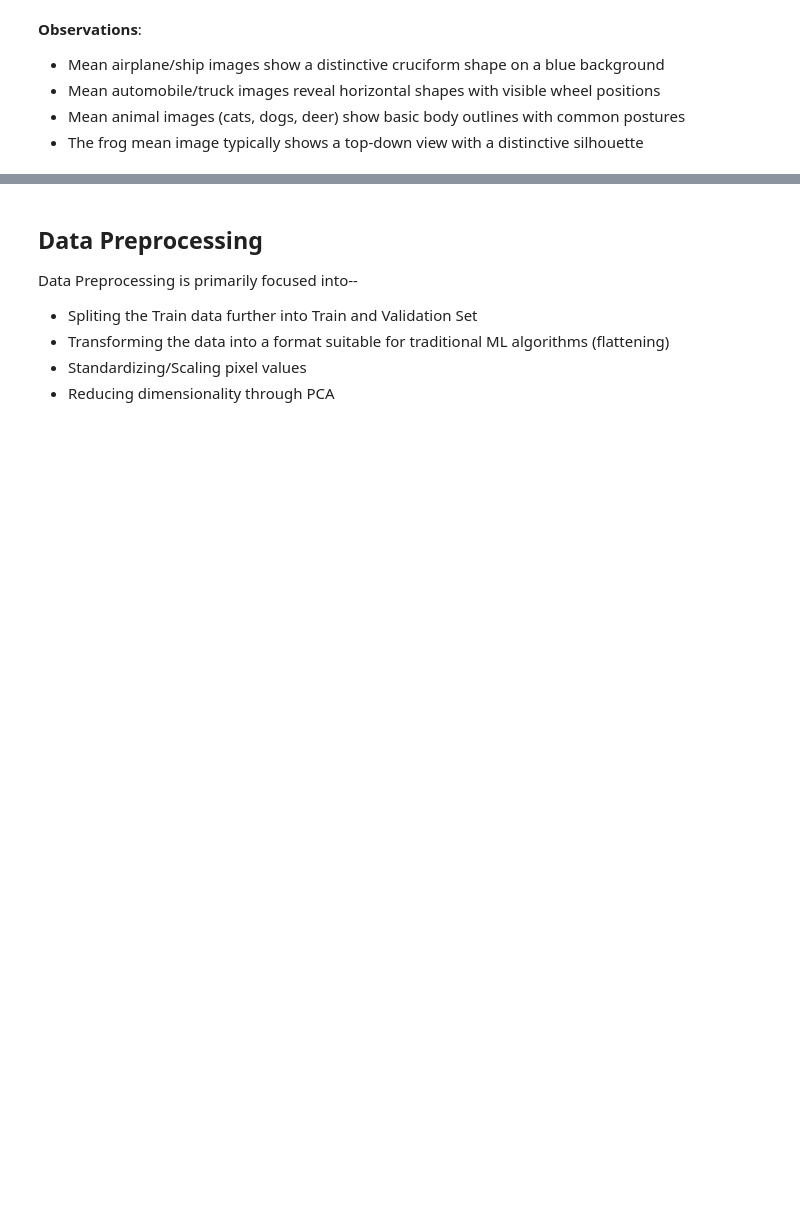
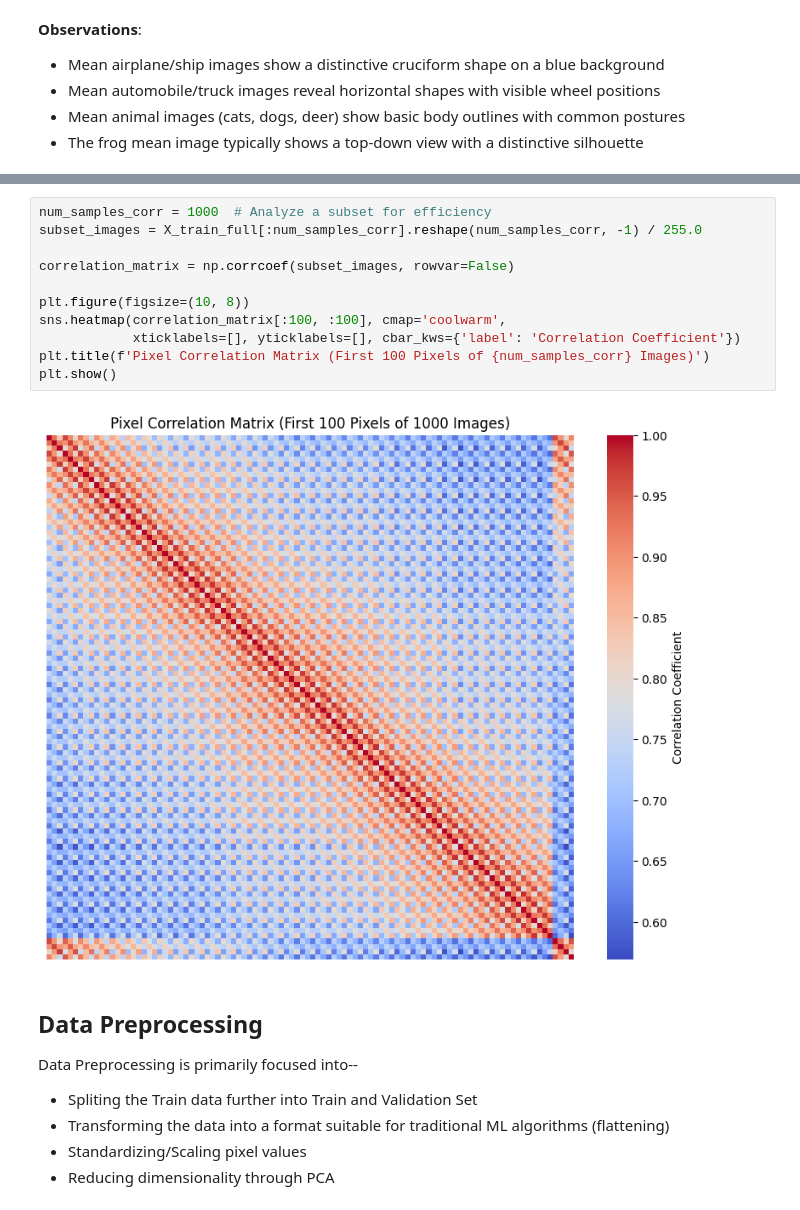
Before and after one commit to jayjitp143/DTSA-5509, a Jupyter notebook: DTSA-5509_CIFAR10_supervised.ipynb, the cells around one changed output, grey strips where cells are left out. Saved outputs shown, nothing was run; the diff lists cells and outputs as text; blank space fills up the shorter version.

```diff
--- a/DTSA-5509_CIFAR10_supervised.ipynb
+++ b/DTSA-5509_CIFAR10_supervised.ipynb
@@ -248,3 +292,16 @@ __Observations__:
+# %%
+num_samples_corr = 1000  # Analyze a subset for efficiency
+subset_images = X_train_full[:num_samples_corr].reshape(num_samples_corr, -1) / 255.0
+
+correlation_matrix = np.corrcoef(subset_images, rowvar=False)
+
+plt.figure(figsize=(10, 8))
+sns.heatmap(correlation_matrix[:100, :100], cmap='coolwarm',
+            xticklabels=[], yticklabels=[], cbar_kws={'label': 'Correlation Coefficient'})
+plt.title(f'Pixel Correlation Matrix (First 100 Pixels of {num_samples_corr} Images)')
+plt.show()
+# %% [output]
+[figure, added]
 # %% [markdown]
 ## Data Preprocessing
 
```
Also changed, not shown: parts of 2 cells of this notebook, 1 other file.
